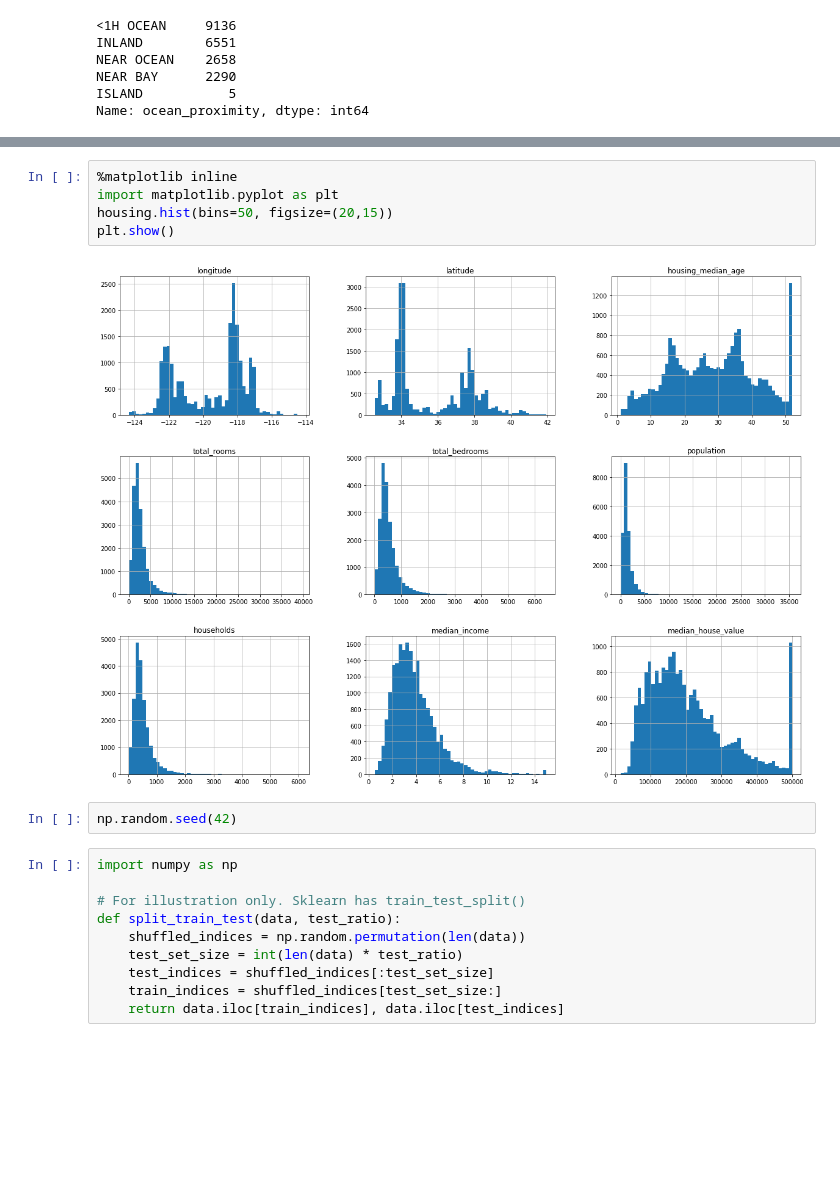
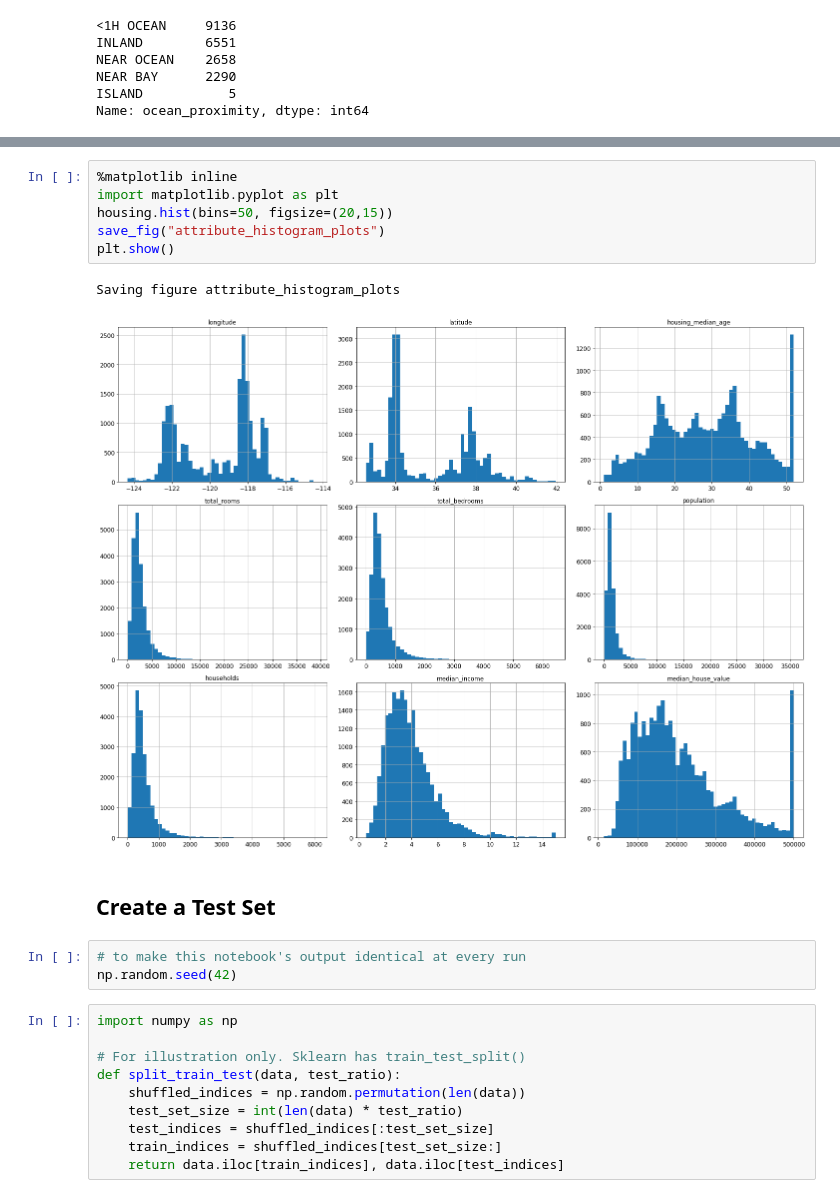
Before and after one commit to sajjadranjbar73/Machine-Learning-in-Python, a Jupyter notebook: data preprocessing/Preprocessing2.ipynb, the cells around one changed output, grey strips where cells are left out. Drawn from its saved outputs; the diff is of its cells as text; blank space fills up the shorter version.

```diff
--- a/data preprocessing/EDA.ipynb
+++ b/data preprocessing/Preprocessing2.ipynb
@@ -110,12 +120,17 @@ housing.describe()
 # %%
 %matplotlib inline
 import matplotlib.pyplot as plt
 housing.hist(bins=50, figsize=(20,15))
+save_fig("attribute_histogram_plots")
 plt.show()
 # %% [output]
+Saving figure attribute_histogram_plots
-[figure, old version]
+[figure, new version]
-# %%
-np.random.seed(42)
+# %% [markdown]
+## Create a Test Set
+# %%
+# to make this notebook's output identical at every run
+np.random.seed(42)
 # %%
 import numpy as np
 
```
Also changed, not shown: parts of 77 cells of this notebook.
